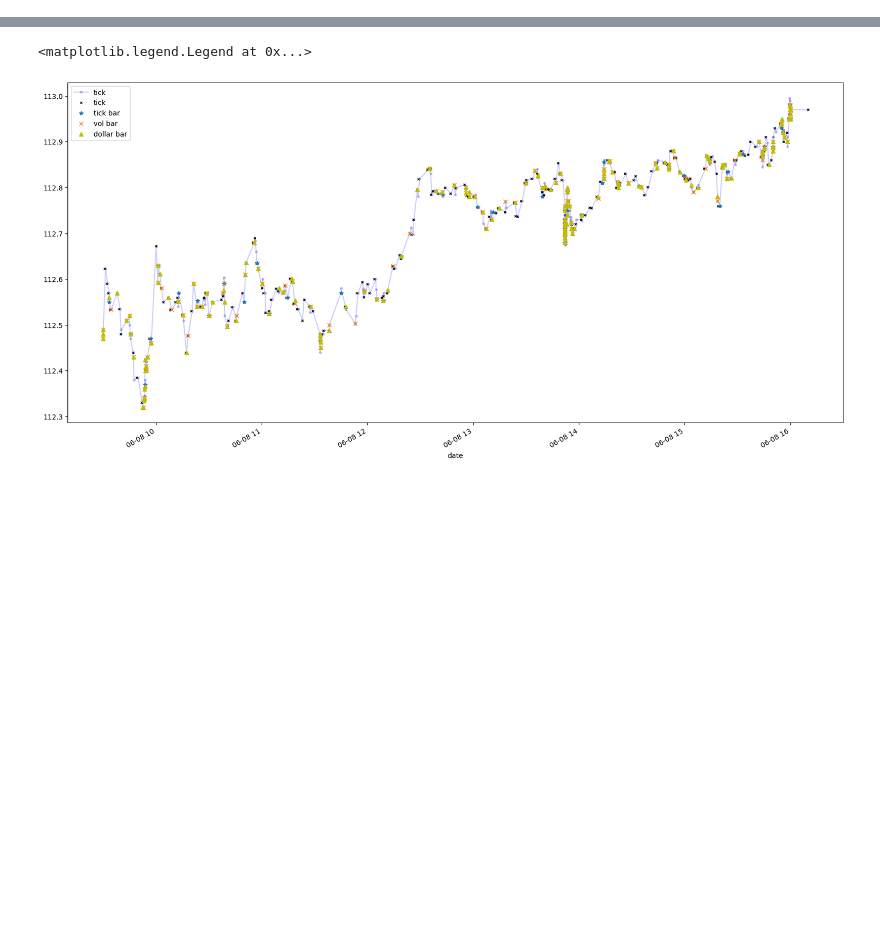
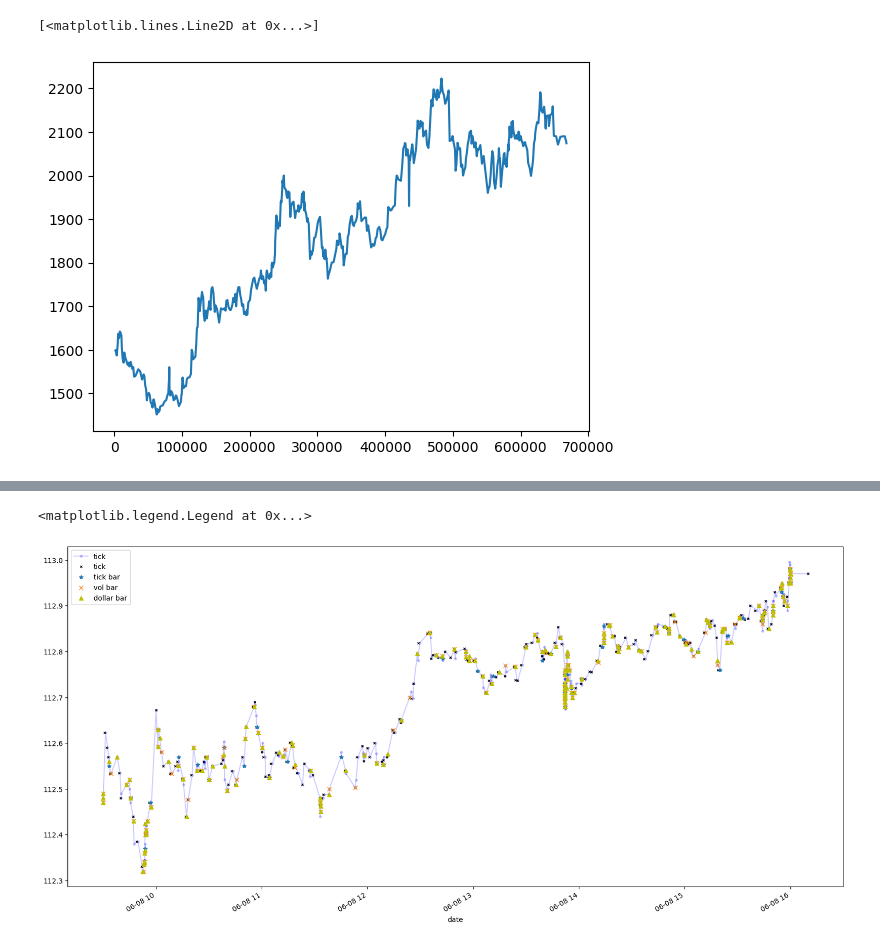
Before and after one commit to SamuelGnp/financial-ML-CPP, a Jupyter notebook: notebooks/sampling.ipynb, the cells around one changed output, grey strips where cells are left out. Saved outputs shown, nothing was run; the diff lists cells and outputs as text; code cells hidden in the pictures; blank space fills up the shorter version.

```diff
--- a/notebooks/sampling.ipynb
+++ b/notebooks/sampling.ipynb
@@ -105,0 +157,5 @@ df_minute = df.price.resample('min').ohlc().dropna()
+# %%
+plt.plot(finstructs.volme_data.price)
+# %% [output]
+[<matplotlib.lines.Line2D at 0x...>]
+[figure, added]
```
Also changed, not shown: parts of 30 cells of this notebook.
